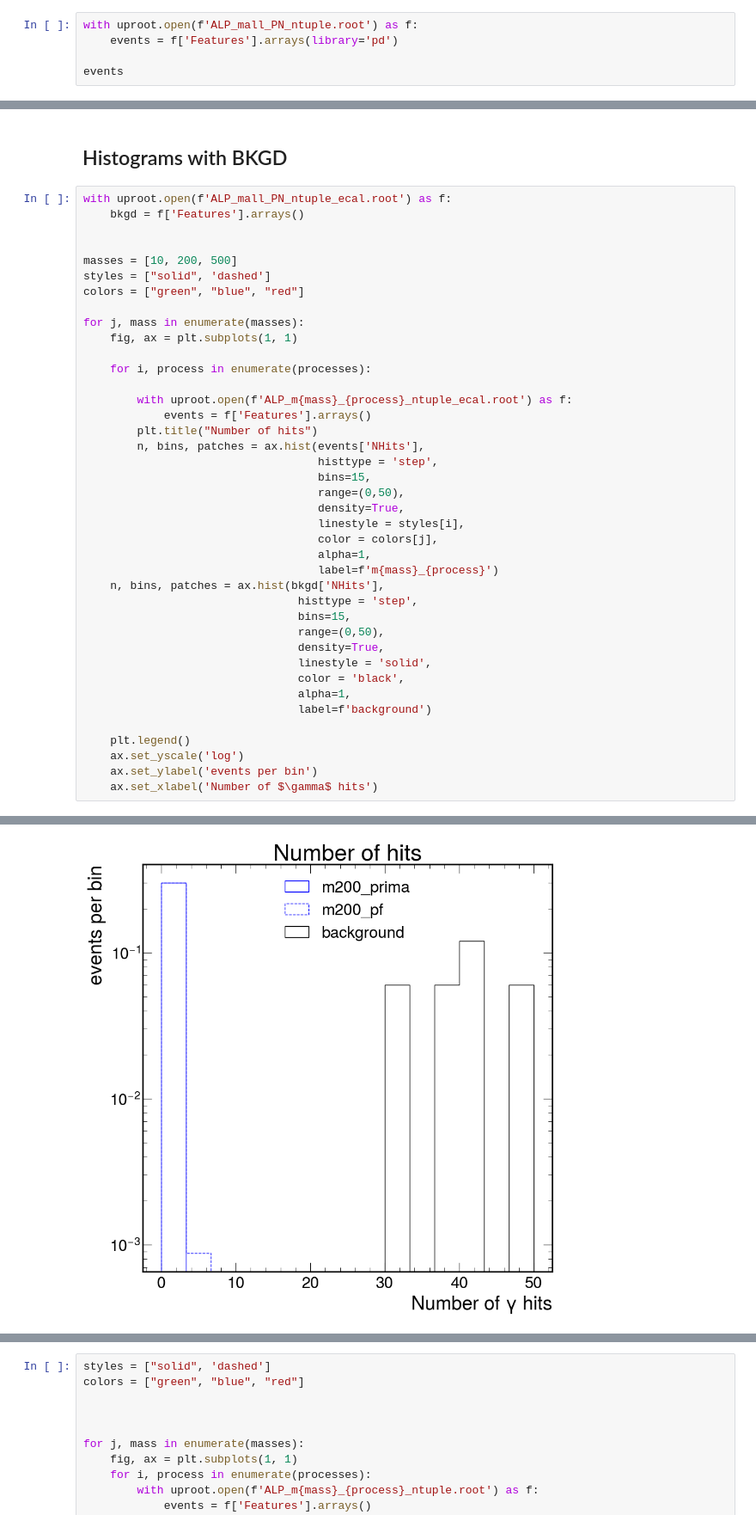
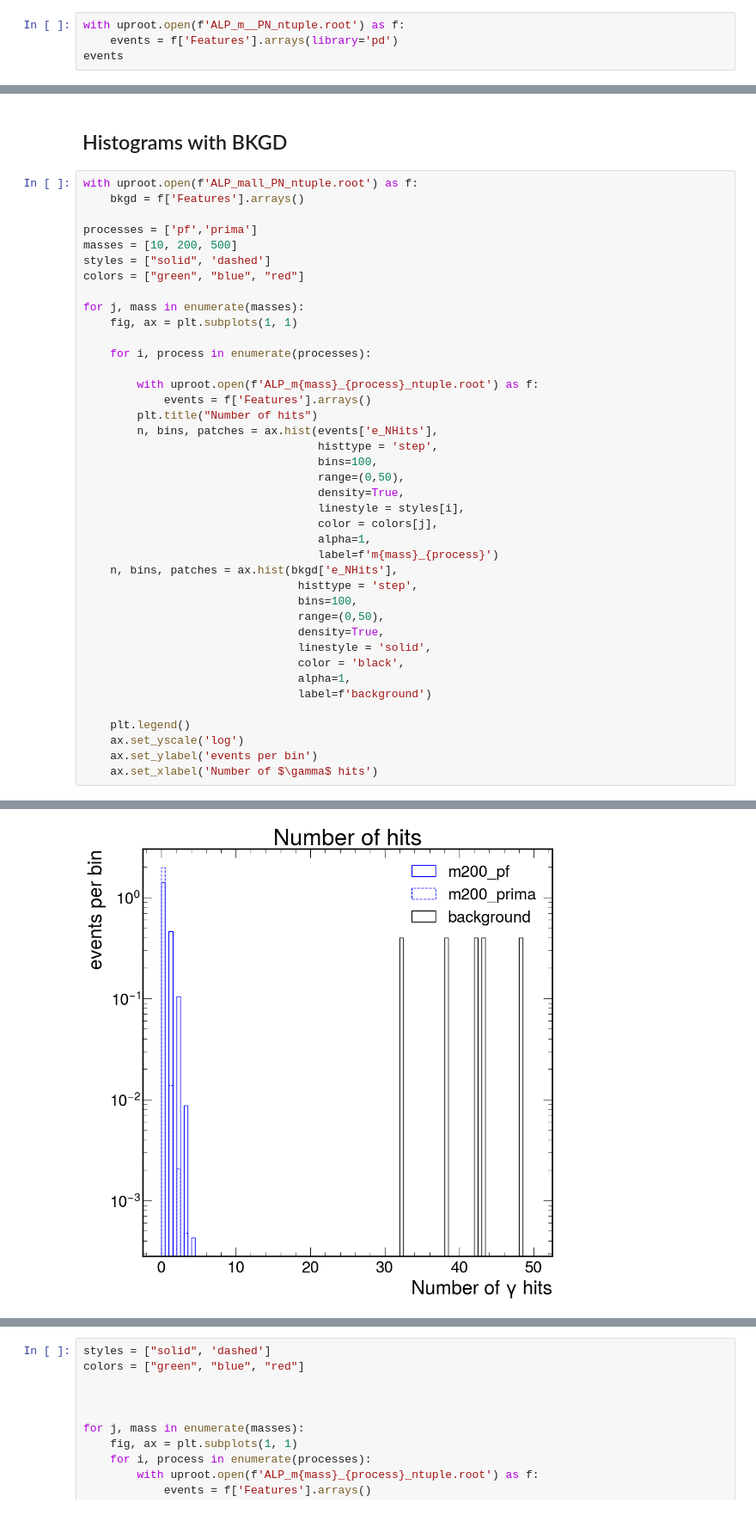
Before and after one commit to GnarlyYew/ldmx-alp-study, a Jupyter notebook: configs/analyzingroot.ipynb, the cells around one changed output, grey strips where cells are left out. Shown at 86% size. Saved outputs shown, nothing was run; the diff lists cells and outputs as text.

```diff
--- a/configs/analyzingroot.ipynb
+++ b/configs/analyzingroot.ipynb
@@ -16,8 +16,7 @@ import plotly.graph_objects as go
 # %% [markdown]
 ## Reconstruction efficiency
 # %%
-with uproot.open(f'ALP_mall_PN_ntuple.root') as f:
+with uproot.open(f'ALP_m__PN_ntuple.root') as f:
     events = f['Features'].arrays(library='pd')
-
 events
 # %% [output]
@@ -364,10 +363,10 @@ NameError: name 'pz' is not defined
 # %% [markdown]
 ## Histograms with BKGD
 # %%
-with uproot.open(f'ALP_mall_PN_ntuple_ecal.root') as f:
+with uproot.open(f'ALP_mall_PN_ntuple.root') as f:
     bkgd = f['Features'].arrays()
 
-
+processes = ['pf','prima']
 masses = [10, 200, 500]
 styles = ["solid", 'dashed']
 colors = ["green", "blue", "red"]
@@ -377,21 +376,21 @@ for j, mass in enumerate(masses):
 
     for i, process in enumerate(processes):
 
-        with uproot.open(f'ALP_m{mass}_{process}_ntuple_ecal.root') as f:
+        with uproot.open(f'ALP_m{mass}_{process}_ntuple.root') as f:
             events = f['Features'].arrays()
         plt.title("Number of hits")
-        n, bins, patches = ax.hist(events['NHits'],
+        n, bins, patches = ax.hist(events['e_NHits'],
                                    histtype = 'step',
-                                   bins=15,
+                                   bins=100,
                                    range=(0,50),
                                    density=True,
                                    linestyle = styles[i],
                                    color = colors[j],
                                    alpha=1,
                                    label=f'm{mass}_{process}')
-    n, bins, patches = ax.hist(bkgd['NHits'],
+    n, bins, patches = ax.hist(bkgd['e_NHits'],
                                 histtype = 'step',
-                                bins=15,
+                                bins=100,
                                 range=(0,50),
                                 density=True,
                                 linestyle = 'solid',
@@ -408 +407 @@ for j, mass in enumerate(masses):
-[figure, old version]
+[figure, new version]
```
Also changed, not shown: parts of 5 cells of this notebook, 47 other files.
